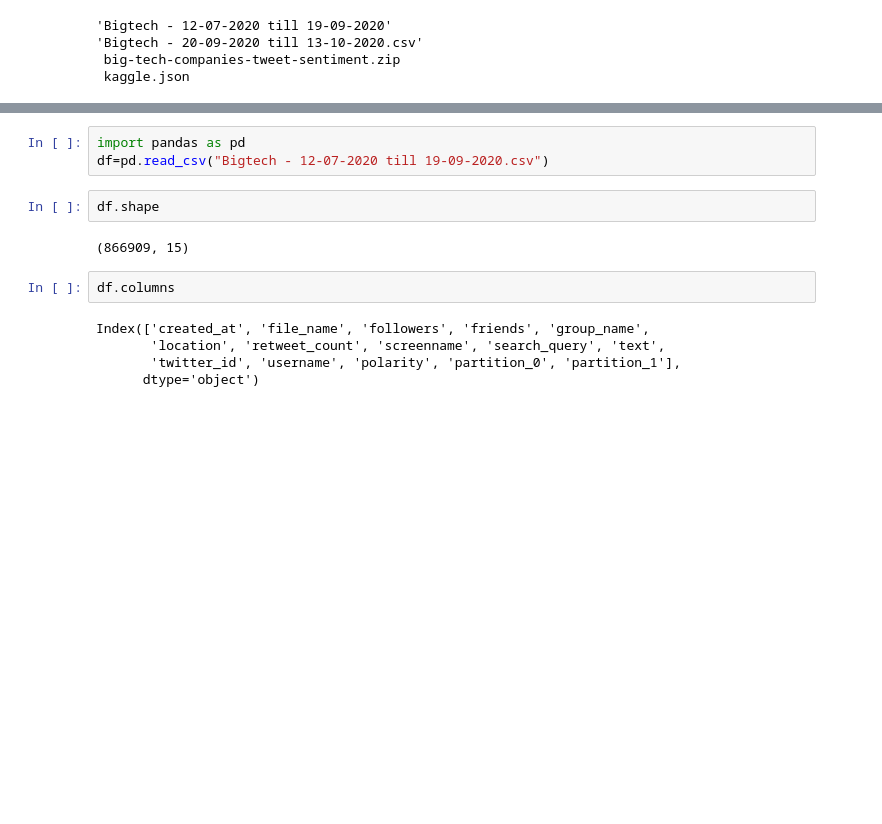
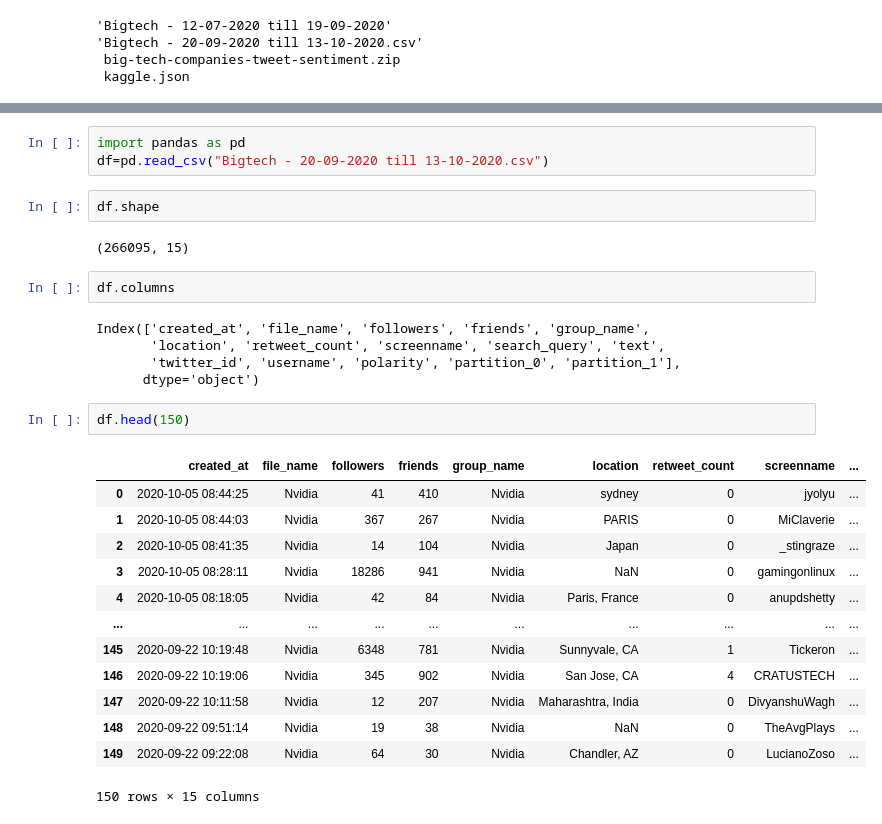
Before and after one commit to Arnav1511/OMSA, a Jupyter notebook: WeDitIt.ipynb, the cells around one changed output, grey strips where cells are left out. Drawn from its saved outputs; the diff is of its cells as text; blank space fills up the shorter version.

```diff
--- a/WeDitIt.ipynb
+++ b/WeDitIt.ipynb
@@ -52,10 +65,10 @@ Archive:  /content/gdrive/MyDrive/kaggle_dataset/big-tech-companies-tweet-sentim
 # %%
 import pandas as pd
-df=pd.read_csv("Bigtech - 12-07-2020 till 19-09-2020.csv")
+df=pd.read_csv("Bigtech - 20-09-2020 till 13-10-2020.csv")
 # %%
 df.shape
 # %% [output]
-(866909, 15)
+(266095, 15)
 # %%
 df.columns
 # %% [output]
@@ -63,3 +76,19 @@ Index(['created_at', 'file_name', 'followers', 'friends', 'group_name',
        'location', 'retweet_count', 'screenname', 'search_query', 'text',
        'twitter_id', 'username', 'polarity', 'partition_0', 'partition_1'],
       dtype='object')
+# %%
+df.head(150)
+# %% [output]
+|  | created_at | file_name | followers | friends | group_name | location | retweet_count | screenname | ... |
+| 0 | 2020-10-05 08:44:25 | Nvidia | 41 | 410 | Nvidia | sydney | 0 | jyolyu | ... |
+| 1 | 2020-10-05 08:44:03 | Nvidia | 367 | 267 | Nvidia | PARIS | 0 | MiClaverie | ... |
+| 2 | 2020-10-05 08:41:35 | Nvidia | 14 | 104 | Nvidia | Japan | 0 | _stingraze | ... |
+| 3 | 2020-10-05 08:28:11 | Nvidia | 18286 | 941 | Nvidia | NaN | 0 | gamingonlinux | ... |
+| 4 | 2020-10-05 08:18:05 | Nvidia | 42 | 84 | Nvidia | Paris, France | 0 | anupdshetty | ... |
+| ... | ... | ... | ... | ... | ... | ... | ... | ... | ... |
+| 145 | 2020-09-22 10:19:48 | Nvidia | 6348 | 781 | Nvidia | Sunnyvale, CA | 1 | Tickeron | ... |
+| 146 | 2020-09-22 10:19:06 | Nvidia | 345 | 902 | Nvidia | San Jose, CA | 4 | CRATUSTECH | ... |
+| 147 | 2020-09-22 10:11:58 | Nvidia | 12 | 207 | Nvidia | Maharashtra, India | 0 | DivyanshuWagh | ... |
+| 148 | 2020-09-22 09:51:14 | Nvidia | 19 | 38 | Nvidia | NaN | 0 | TheAvgPlays | ... |
+| 149 | 2020-09-22 09:22:08 | Nvidia | 64 | 30 | Nvidia | Chandler, AZ | 0 | LucianoZoso | ... |
+150 rows × 15 columns
```
Also changed, not shown: parts of 15 cells of this notebook.
